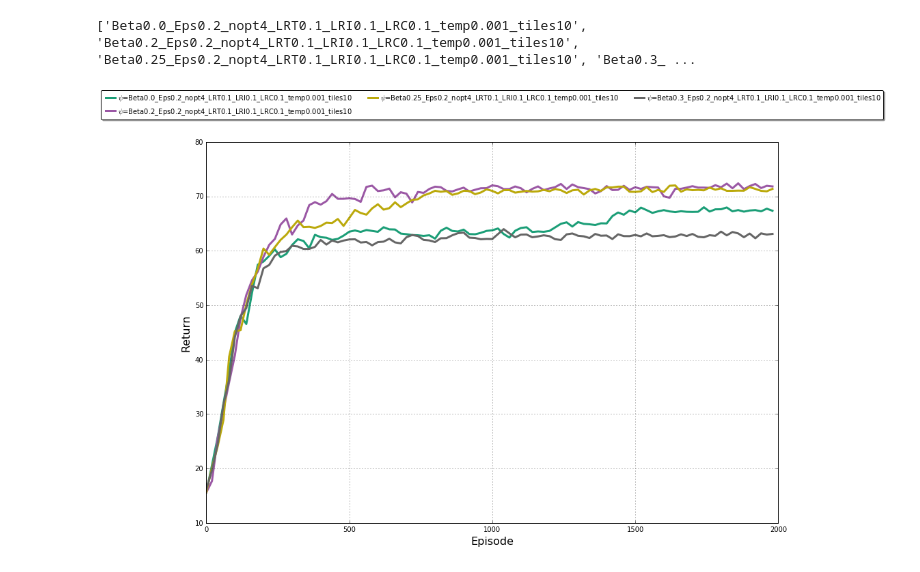
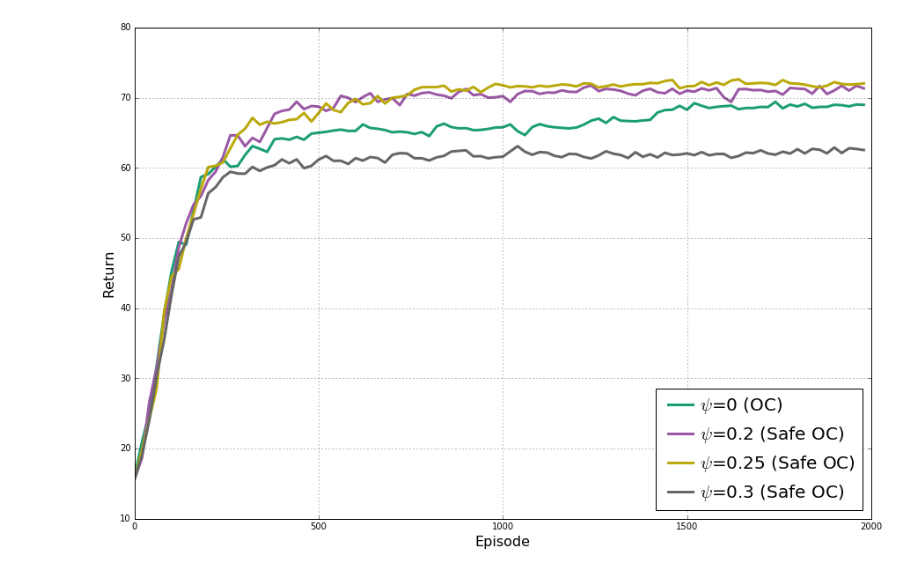
Before and after one commit to arushijain94/SafeOptionCritic, a Jupyter notebook: ReturnPlots.ipynb, the cells around one changed output. Drawn from its saved outputs; the diff is of its cells as text; code cells hidden in the pictures.

Commit message:
Cleaned Return plotting script

```diff
--- a/ReturnPlots.ipynb
+++ b/ReturnPlots.ipynb
@@ -12,8 +12,8 @@ import os.path, time
 # %%
 #new experiments
 
-path = "/home/ml/ajain25/Documents/UAI_Results" #provide path where results are stored, example: "/FourRoomOption"
-folder_name = "CartPoleOption_18-04"
+path = "path" #provide path where results are stored, example: "/FourRoomOption"
+folder_name = "CartPoleOption"
 
 path = os.path.join(path, folder_name)
 
@@ -66,7 +66,6 @@ for i in range(len(file_names_to_read)):
 
     averaged_step = np.mean(step, axis = 0)
     variance_step = np.std(step, axis = 0)
-    print ("filename: ", file_names_to_read[i], "at i: ",i, "Reward shape: ", reward.shape)
     data_reward = np.vstack((averaged_reward, variance_reward))
     data_steps = np.vstack((averaged_step, variance_step))
     final_rewards.append(data_reward)
@@ -84,53 +77,43 @@ Return for Cartpole Env
 fig, ax = plt.subplots(figsize=(15, 10))
 start = 0.0
 stop = 1.0
-print(file_names_to_read)
 number_of_lines= len(file_names_to_read)
 cm_subsection = np.linspace(start, stop, number_of_lines)
 colors = [ cm.Dark2(x) for x in cm_subsection ]
-# colors=['k', 'r', 'g', 'c', 'm', 'y', 'k', 'a']
-# colors=["k","r","b","g","m"]
-labels_write=["0 (OC)","0.25 (Safe OC)","0.05 (Safe OC)"]
+labels_write=["0 (OC)","0.2 (Safe OC)","0.25 (Safe OC)","0.3 (Safe OC)"]
 color_count = 0
 
 start_from= 0
 end_to = 2000
 for k in range(len(file_names_to_read)):
 
     reward = final_rewards[k][0][start_from:end_to]
     reward_std = final_rewards[k][1][start_from:end_to]
 
     window = 20
     length = int(reward.shape[0]/ window)
     new_reward = np.zeros(length)
     new_reward_std = np.zeros(length)
     x_axis = []
 
     for i in range(length):
         new_reward[i] = np.mean(reward[i*window : i*window + window])
         new_reward_std[i] = np.mean(reward_std[i*window : i*window + window])
         x_axis.append(start_from+i*window)
 
     mean_std_dev = np.mean(new_reward_std)
     error =new_reward_std
     name = file_names_to_read[k]
     linestyle="-"
 
-    plt.plot(x_axis, new_reward, color = colors[color_count], lw=1, label ="$\psi$="+name , linewidth = 3, linestyle = linestyle)
+    plt.plot(x_axis, new_reward, color = colors[color_count], lw=1, label ="$\psi$="+labels_write[k] , linewidth = 3, linestyle = linestyle)
     color_count +=1
 
 plt.xlabel("Episode", fontsize=16)
 plt.ylabel("Return",fontsize=16)
 ax.grid()
-# plt.axhline(50, color='black',linestyle = "--")
-# plt.axhline(70, color='black',linestyle = "--")
-# fontP = FontProperties()
-# fontP.set_size('small')
-# plt.legend([plt], "title", prop=fontP)
-plt.legend(loc='lower center', prop={'size': 10}, handletextpad=0.1, bbox_to_anchor=(0.5, 1.05),
-          ncol=3, fancybox=True, shadow=True)
+plt.legend(prop={'size': 20}, loc=0, handletextpad=0.1)
 plt.show()
 plt.close()
 # %% [output]
-['Beta0.0_Eps0.2_nopt4_LRT0.1_LRI0.1_LRC0.1_temp0.001_tiles10', 'Beta0.2_Eps0.2_nopt4_LRT0.1_LRI0.1_LRC0.1_temp0.001_tiles10', 'Beta0.25_Eps0.2_nopt4_LRT0.1_LRI0.1_LRC0.1_temp0.001_tiles10', 'Beta0.3_ ...
-[figure, old version]
+[figure, new version]
```
Also changed, not shown: parts of 1 cell of this notebook.
